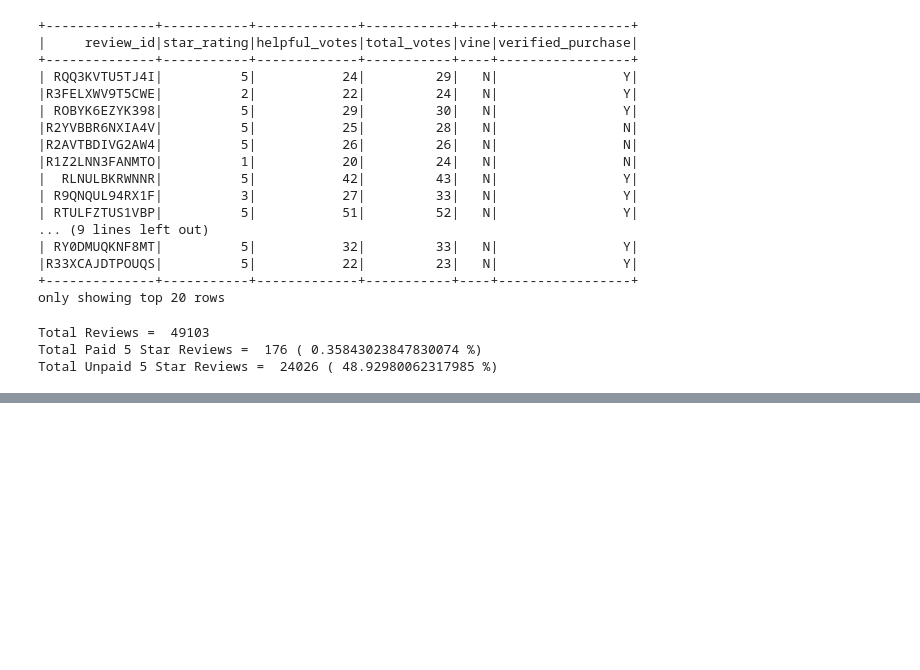
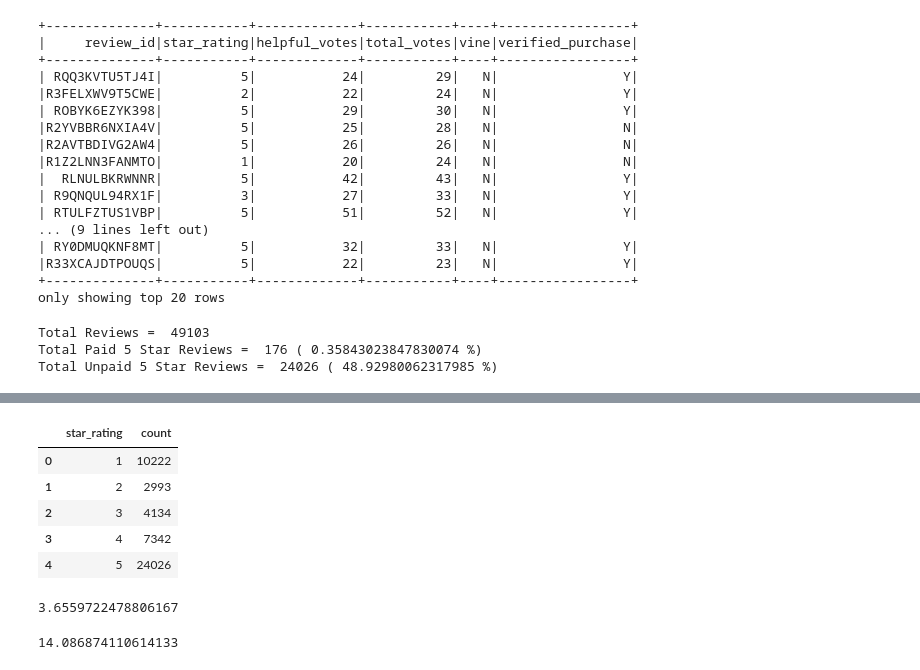
Before and after one commit to GregoryBWilson/Amazon_Vine_Analysis, a Jupyter notebook: Vine_Review_Analysis.ipynb, the cells around one changed output, grey strips where cells are left out. Saved outputs shown, nothing was run; the diff lists cells and outputs as text; code cells hidden in the pictures; blank space fills up the shorter version.

```diff
--- a/Vine_Review_Analysis.ipynb
+++ b/Vine_Review_Analysis.ipynb
@@ -217,0 +276,5 @@ Total Unpaid 5 Star Reviews =  24026 ( 48.92980062317985 %)
+# %%
+# Distribution of Unpaid Rating
+star_groups_unpaid = helpful_unpaid.groupBy(helpful_unpaid.star_rating).count()
+star_groups_unpaid = star_groups_unpaid.sort(star_groups_unpaid.star_rating)
+star_groups_unpaid.show()
@@ -217,0 +291,24 @@ Total Unpaid 5 Star Reviews =  24026 ( 48.92980062317985 %)
+# %%
+import pandas as pd
+unpaid_pandasDF = star_groups_unpaid.toPandas()
+unpaid_pandasDF
+# %% [output]
+|  | star_rating | count |
+| 0 | 1 | 10222 |
+| 1 | 2 | 2993 |
+| 2 | 3 | 4134 |
+| 3 | 4 | 7342 |
+| 4 | 5 | 24026 |
+# %%
+import numpy as np
+
+weighted_average_unpaid = np.average(a =unpaid_pandasDF['star_rating'] , weights = unpaid_pandasDF['count'])
+weighted_average_unpaid
+# %% [output]
+3.6559722478806167
+# %%
+# Calculate the Paid Ratings Bias
+paid_bias = (weighted_average_paid/weighted_average_unpaid - 1)*100
+paid_bias
+# %% [output]
+14.086874110614133
```
Also changed, not shown: parts of 6 cells of this notebook, 7 other files.
